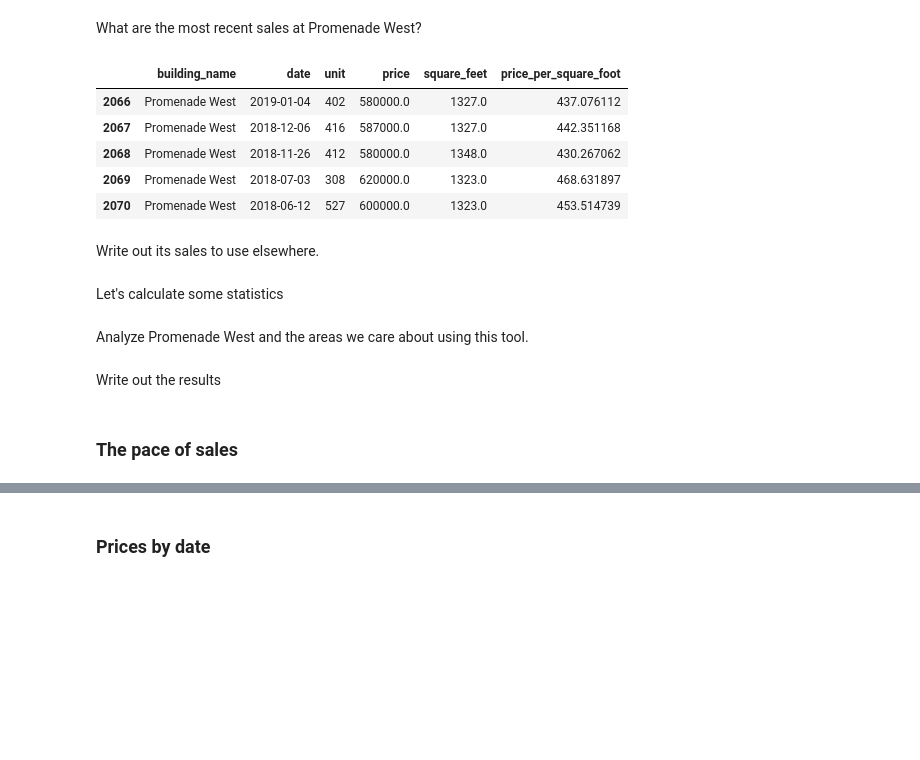
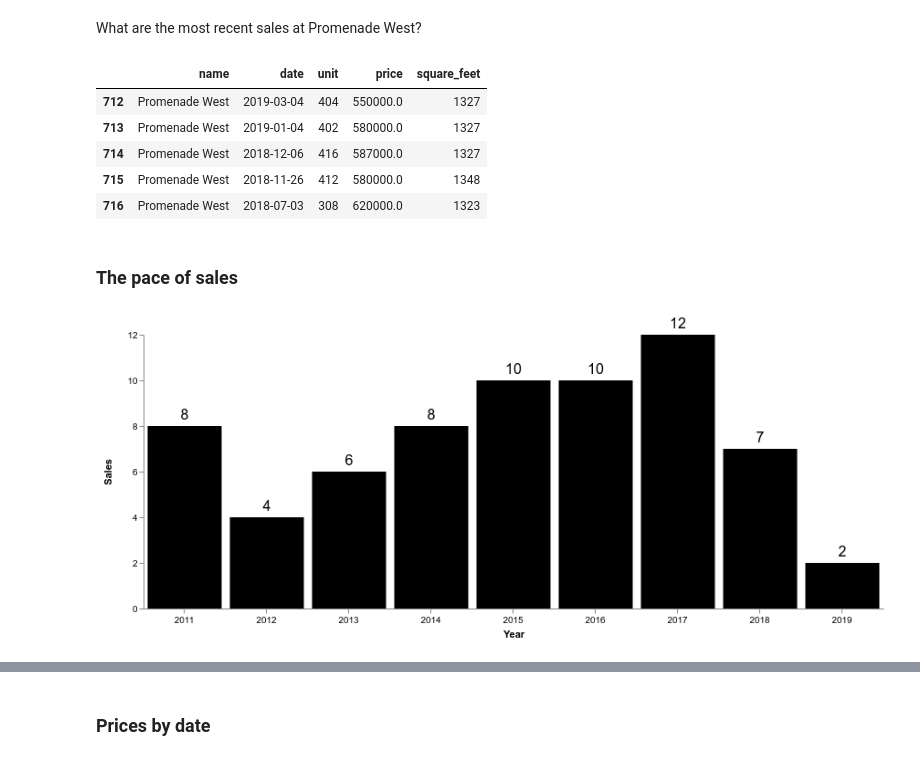
Before and after one commit to palewire/promenade-west-sales-report, a Jupyter notebook: notebooks/analyze.ipynb, the cells around one changed output, grey strips where cells are left out. Saved outputs shown, nothing was run; the diff lists cells and outputs as text; code cells hidden in the pictures; blank space fills up the shorter version.

```diff
--- a/notebooks/analyze.ipynb
+++ b/notebooks/analyze.ipynb
@@ -16,0 +12,4 @@ df = pd.read_csv("./_data/sales.csv")
+# %%
+sales = pd.read_sql_query("select * from sales_sale", conn)
+# %%
+merged = buildings.merge(sales, left_on="id", right_on="building_id", how="inner").drop(columns=["id_x", "id_y"])
@@ -17,9 +18,9 @@ df = pd.read_csv("./_data/sales.csv")
 # %% [markdown]
 Parse the dates
 # %%
-df.date = pd.to_datetime(df.date)
+merged.date = pd.to_datetime(merged.date)
 # %% [markdown]
 Filter down to our buildings and areas we want to study
 # %%
-pwest = df[df.building_name == 'Promenade West']
+pwest = merged[merged.name == 'Promenade West']
 # %%
@@ -28,19 +29,16 @@ bunker_hill = df[df.region == 'Bunker Hill']
 What are the most recent sales at Promenade West?
 # %%
 pwest.sort_values("date", ascending=False)[[
-    'building_name',
+    'name',
     'date',
     'unit',
     'price',
     'square_feet',
-    'price_per_square_foot'
 ]].head(5)
 # %% [output]
-|  | building_name | date | unit | price | square_feet | price_per_square_foot |
-| 2066 | Promenade West | 2019-01-04 | 402 | 580000.0 | 1327.0 | 437.076112 |
-| 2067 | Promenade West | 2018-12-06 | 416 | 587000.0 | 1327.0 | 442.351168 |
-| 2068 | Promenade West | 2018-11-26 | 412 | 580000.0 | 1348.0 | 430.267062 |
-| 2069 | Promenade West | 2018-07-03 | 308 | 620000.0 | 1323.0 | 468.631897 |
-| 2070 | Promenade West | 2018-06-12 | 527 | 600000.0 | 1323.0 | 453.514739 |
+|  | name | date | unit | price | square_feet |
+| 712 | Promenade West | 2019-03-04 | 404 | 550000.0 | 1327 |
+| 713 | Promenade West | 2019-01-04 | 402 | 580000.0 | 1327 |
+| 714 | Promenade West | 2018-12-06 | 416 | 587000.0 | 1327 |
+| 715 | Promenade West | 2018-11-26 | 412 | 580000.0 | 1348 |
+| 716 | Promenade West | 2018-07-03 | 308 | 620000.0 | 1323 |
-# %% [markdown]
-Write out its sales to use elsewhere.
@@ -49,2 +44,0 @@ pwest.to_csv("./_data/pwest_sales.csv", index=False)
-# %% [markdown]
-Let's calculate some statistics
@@ -77,2 +44,0 @@ def year_over_year_comparison(df):
-# %% [markdown]
-Analyze Promenade West and the areas we care about using this tool.
@@ -83,2 +44,0 @@ dtla_yoy = year_over_year_comparison(df)
-# %% [markdown]
-Write out the results
@@ -89,3 +45,30 @@ json.dump(dtla_yoy, open("./_data/dtla.json", "w"), indent=4)
 # %% [markdown]
 ### The pace of sales
+# %%
+bars = alt.Chart(pwest).mark_bar(color="black").encode(
+    x=alt.X(
+        "date:O",
+        title="Year",
+        timeUnit="year",
+        axis=alt.Axis(labelAngle=0, title="")
+    ),
+    y=alt.Y(
+        "count()",
+        title="Sales",
+        axis=alt.Axis(title="", grid=False)
+    )
+)
+
+text = bars.mark_text(
+    align='center',
+    baseline='middle',
+    dy=-12,
+    size=16
+).encode(text='count()')
+
+(bars + text).configure_view(
+    strokeOpacity=0
+)
+# %% [output]
+[figure, added]
 # %%
```
Also changed, not shown: parts of 18 cells of this notebook, 7 other files.
